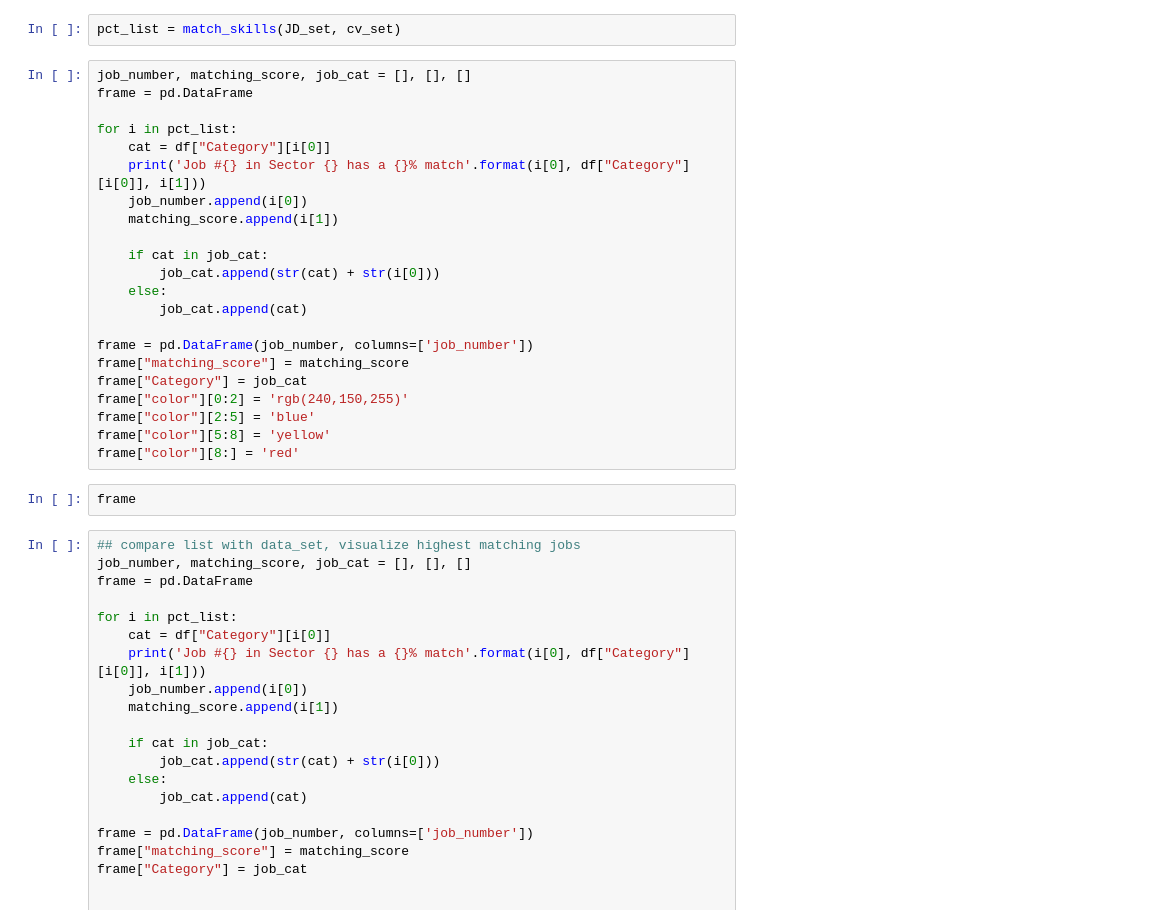
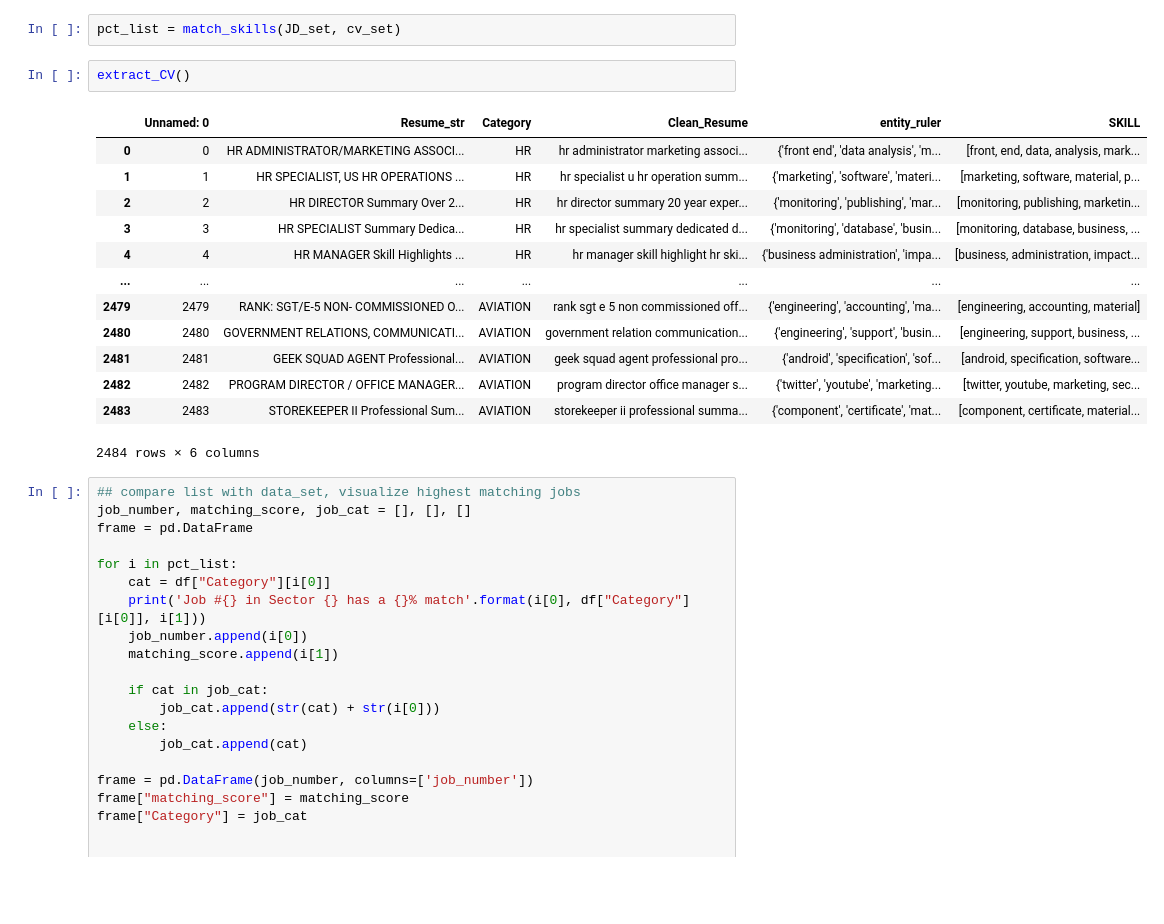
Before and after one commit to macrodrigues/skills_matcher, a Jupyter notebook: notebooks/Resume_new.ipynb, the cells around one changed output. Drawn from its saved outputs; the diff is of its cells as text; blank space fills up the shorter version.

```diff
--- a/notebooks/Resume_new.ipynb
+++ b/notebooks/Resume_new.ipynb
@@ -155,29 +56,21 @@ df.shape()
 # %%
 pct_list = match_skills(JD_set, cv_set)
-# %%
-job_number, matching_score, job_cat = [], [], []
-frame = pd.DataFrame
-
-for i in pct_list:
-    cat = df["Category"][i[0]]
-    print('Job #{} in Sector {} has a {}% match'.format(i[0], df["Category"][i[0]], i[1]))
-    job_number.append(i[0])
-    matching_score.append(i[1])
-
-    if cat in job_cat:
-        job_cat.append(str(cat) + str(i[0]))
-    else:
-        job_cat.append(cat)
-
-frame = pd.DataFrame(job_number, columns=['job_number'])
-frame["matching_score"] = matching_score
-frame["Category"] = job_cat
-frame["color"][0:2] = 'rgb(240,150,255)'
-frame["color"][2:5] = 'blue'
-frame["color"][5:8] = 'yellow'
-frame["color"][8:] = 'red'
-# %%
-frame
+# %%
+extract_CV()
+# %% [output]
+|  | Unnamed: 0 | Resume_str | Category | Clean_Resume | entity_ruler | SKILL |
+| 0 | 0 | HR ADMINISTRATOR/MARKETING ASSOCI... | HR | hr administrator marketing associ... | {'front end', 'data analysis', 'm... | [front, end, data, analysis, mark... |
+| 1 | 1 | HR SPECIALIST, US HR OPERATIONS ... | HR | hr specialist u hr operation summ... | {'marketing', 'software', 'materi... | [marketing, software, material, p... |
+| 2 | 2 | HR DIRECTOR Summary Over 2... | HR | hr director summary 20 year exper... | {'monitoring', 'publishing', 'mar... | [monitoring, publishing, marketin... |
+| 3 | 3 | HR SPECIALIST Summary Dedica... | HR | hr specialist summary dedicated d... | {'monitoring', 'database', 'busin... | [monitoring, database, business, ... |
+| 4 | 4 | HR MANAGER Skill Highlights ... | HR | hr manager skill highlight hr ski... | {'business administration', 'impa... | [business, administration, impact... |
+| ... | ... | ... | ... | ... | ... | ... |
+| 2479 | 2479 | RANK: SGT/E-5 NON- COMMISSIONED O... | AVIATION | rank sgt e 5 non commissioned off... | {'engineering', 'accounting', 'ma... | [engineering, accounting, material] |
+| 2480 | 2480 | GOVERNMENT RELATIONS, COMMUNICATI... | AVIATION | government relation communication... | {'engineering', 'support', 'busin... | [engineering, support, business, ... |
+| 2481 | 2481 | GEEK SQUAD AGENT Professional... | AVIATION | geek squad agent professional pro... | {'android', 'specification', 'sof... | [android, specification, software... |
+| 2482 | 2482 | PROGRAM DIRECTOR / OFFICE MANAGER... | AVIATION | program director office manager s... | {'twitter', 'youtube', 'marketing... | [twitter, youtube, marketing, sec... |
+| 2483 | 2483 | STOREKEEPER II Professional Sum... | AVIATION | storekeeper ii professional summa... | {'component', 'certificate', 'mat... | [component, certificate, material... |
+2484 rows × 6 columns
 # %%
 ## compare list with data_set, visualize highest matching jobs
 job_number, matching_score, job_cat = [], [], []
```
Also changed, not shown: parts of 37 cells of this notebook, 4 other files.
